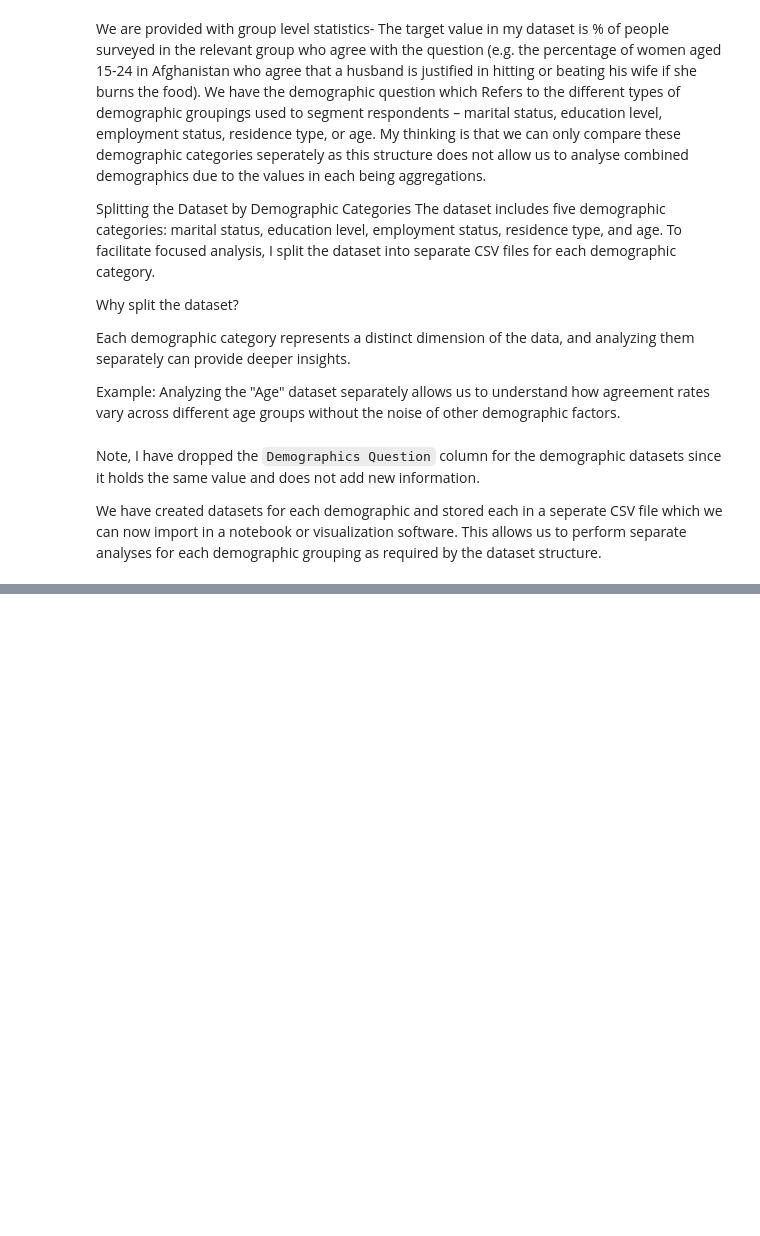
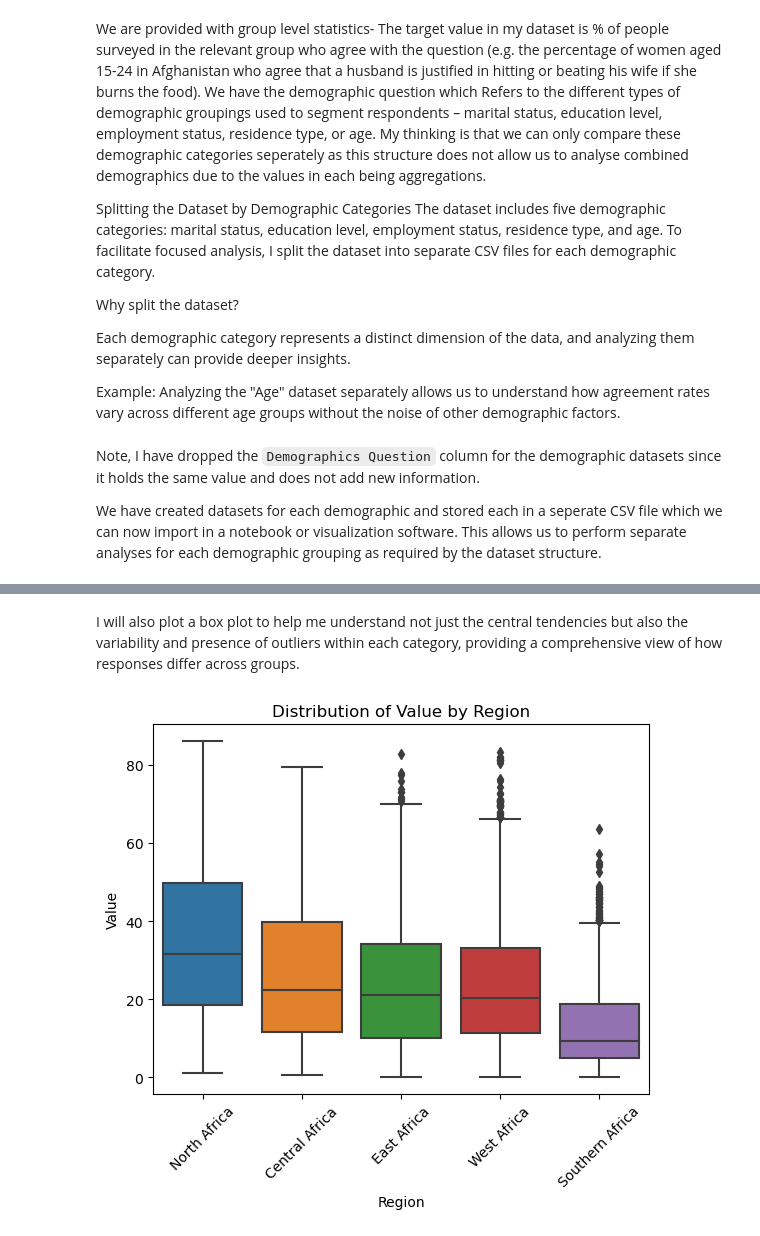
Before and after one commit to MaureenMbugua/Understanding_violence_against_women, a Jupyter notebook: Understanding_violence_against_women.ipynb, the cells around one changed output, grey strips where cells are left out. Cells and saved outputs as stored; diff of their text form; code cells hidden in the pictures; blank space fills up the shorter version.

```diff
--- a/Understanding_violence_against_women.ipynb
+++ b/Understanding_violence_against_women.ipynb
@@ -566,0 +622,12 @@ df_age.head()
+# %% [markdown]
+I will also plot a box plot to help me understand not just the central tendencies but also the variability and presence of outliers within each category, providing a comprehensive view of how responses differ across groups.
+# %%
+# Create a box plot for Value by Region
+boxplot('Region', 'Value', df_africa, 'Region')
+plt.title('Distribution of Value by Region')
+plt.xlabel('Region')
+plt.ylabel('Value')
+plt.xticks(rotation=45)  # Rotates the labels for better readability
+plt.show()
+# %% [output]
+[figure, added]
```
Also changed, not shown: parts of 83 cells of this notebook, 1 other file.
